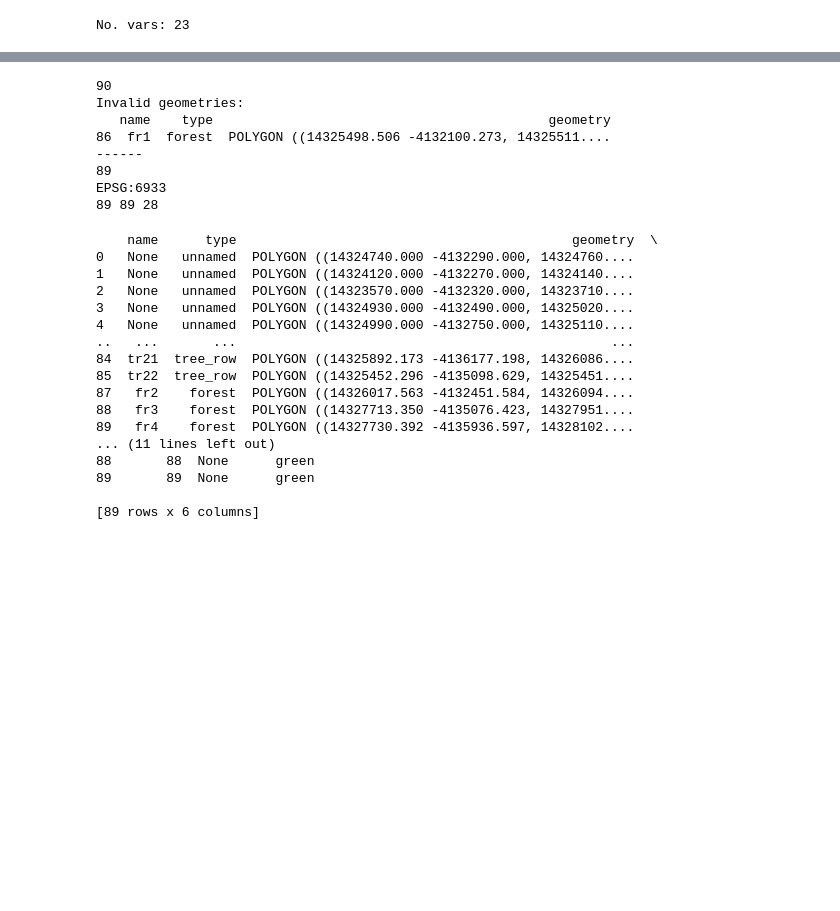
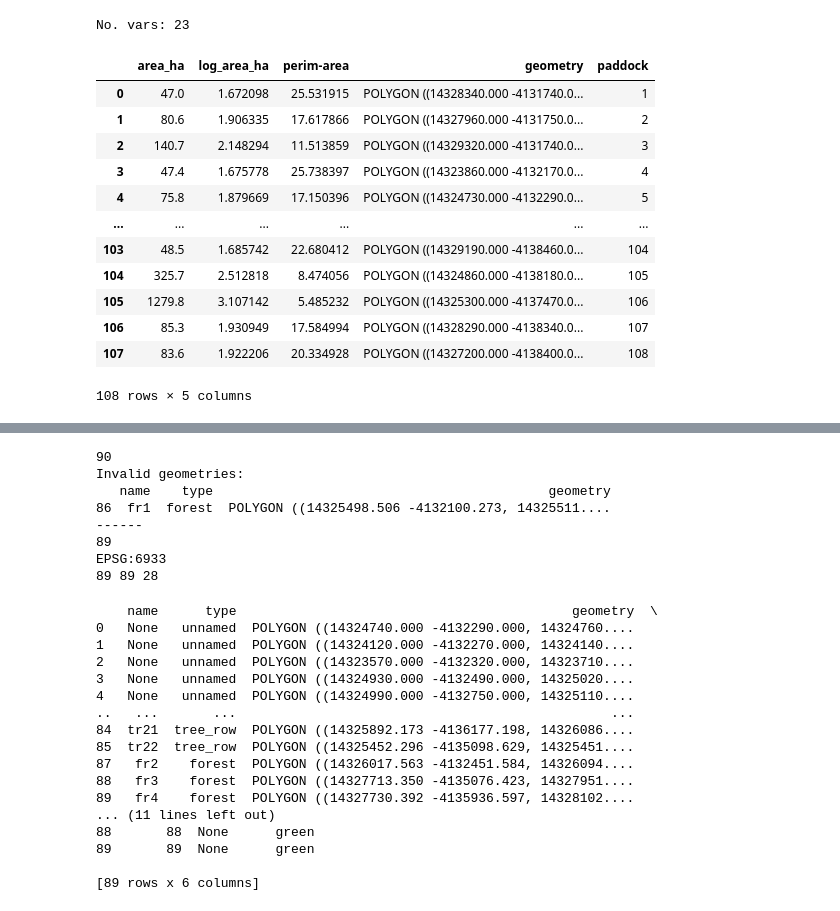
Before and after one commit to johnburley3000/PaddockTS, a Jupyter notebook: Notebooks/Milgadara_fractional_cover.ipynb, the cells around one changed output, grey strips where cells are left out. Cells and saved outputs as stored; diff of their text form; code cells hidden in the pictures; blank space fills up the shorter version.

```diff
--- a/Notebooks/Milgadara_fractional_cover.ipynb
+++ b/Notebooks/Milgadara_fractional_cover.ipynb
@@ -90,3 +86,19 @@ with open(outdir+stub+'_pvt_vars.pkl', 'rb') as handle:
 print('No. vars:',len(var_names))
 # %% [output]
 No. vars: 23
+# %%
+pol
+# %% [output]
+|  | area_ha | log_area_ha | perim-area | geometry | paddock |
+| 0 | 47.0 | 1.672098 | 25.531915 | POLYGON ((14328340.000 -4131740.0... | 1 |
+| 1 | 80.6 | 1.906335 | 17.617866 | POLYGON ((14327960.000 -4131750.0... | 2 |
+| 2 | 140.7 | 2.148294 | 11.513859 | POLYGON ((14329320.000 -4131740.0... | 3 |
+| 3 | 47.4 | 1.675778 | 25.738397 | POLYGON ((14323860.000 -4132170.0... | 4 |
+| 4 | 75.8 | 1.879669 | 17.150396 | POLYGON ((14324730.000 -4132290.0... | 5 |
+| ... | ... | ... | ... | ... | ... |
+| 103 | 48.5 | 1.685742 | 22.680412 | POLYGON ((14329190.000 -4138460.0... | 104 |
+| 104 | 325.7 | 2.512818 | 8.474056 | POLYGON ((14324860.000 -4138180.0... | 105 |
+| 105 | 1279.8 | 3.107142 | 5.485232 | POLYGON ((14325300.000 -4137470.0... | 106 |
+| 106 | 85.3 | 1.930949 | 17.584994 | POLYGON ((14328290.000 -4138340.0... | 107 |
+| 107 | 83.6 | 1.922206 | 20.334928 | POLYGON ((14327200.000 -4138400.0... | 108 |
+108 rows × 5 columns
```
Also changed, not shown: parts of 19 cells of this notebook.
